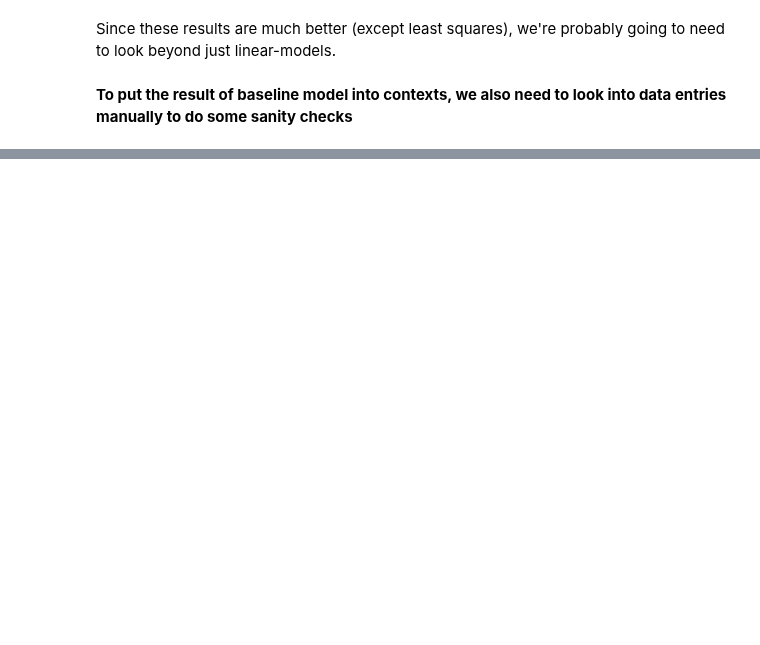
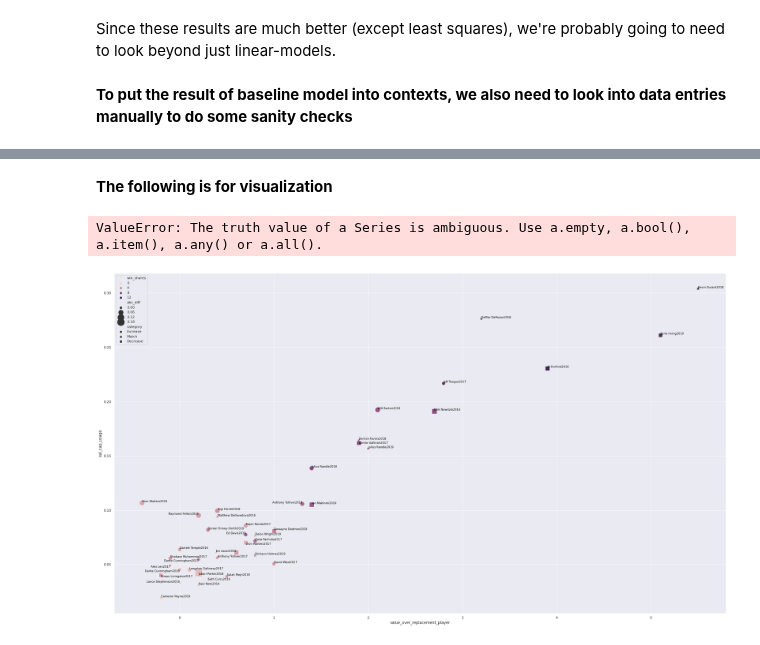
Before and after one commit to ZachLiu519/nba-model, a Jupyter notebook: spring21_models/baseline_model.ipynb, the cells around one changed output, grey strips where cells are left out. Drawn from its saved outputs; the diff is of its cells as text; code cells hidden in the pictures; blank space fills up the shorter version.

```diff
--- a/spring21_models/baseline_model.ipynb
+++ b/spring21_models/baseline_model.ipynb
@@ -291,0 +261,4 @@ sanity_check_val_df.sort_values('diff', ascending=False)
+# %%
+validation_set = sanity_check_val_df.sort_values('diff', ascending=False)
+validation_set['category'] = validation_set['diff'].apply(lambda x: 'Increase' if x >= 0.015 else 'Decrease' if x <= -0.015 else 'Match')
+validation_set['abs_diff'] = abs(validation_set['diff'])
@@ -291,0 +305,2 @@ sanity_check_val_df.sort_values('diff', ascending=False)
+# %% [markdown]
+**The following is for visualization**
@@ -291,0 +309,2 @@ sanity_check_val_df.sort_values('diff', ascending=False)
+# %%
+sns.set(rc={'figure.figsize':(20, 20)})
@@ -291,0 +318,16 @@ sanity_check_val_df.sort_values('diff', ascending=False)
+# %%
+sns.set(rc={'figure.figsize':(35, 20)}, style='darkgrid')
+# %%
+sns.scatterplot(data=validation_set, x="value_over_replacement_player", y="val_cap_usage", hue='win_shares',
+                size='abs_diff', sizes=(50, 500), style='category')
+texts = []
+for key in validation_set.key:
+    texts.append(plt.text(validation_set['value_over_replacement_player'][validation_set.key==key],
+         validation_set['val_cap_usage'][validation_set.key==key],
+         key,
+            fontdict=dict(color='black', alpha=1, size=9, ma='center')))
+adjust_text(texts, only_move={'texts':'y'})
+plt.show()
+# %% [output]
+ValueError: The truth value of a Series is ambiguous. Use a.empty, a.bool(), a.item(), a.any() or a.all().
+[figure, added]
```
Also changed, not shown: parts of 14 cells of this notebook.
